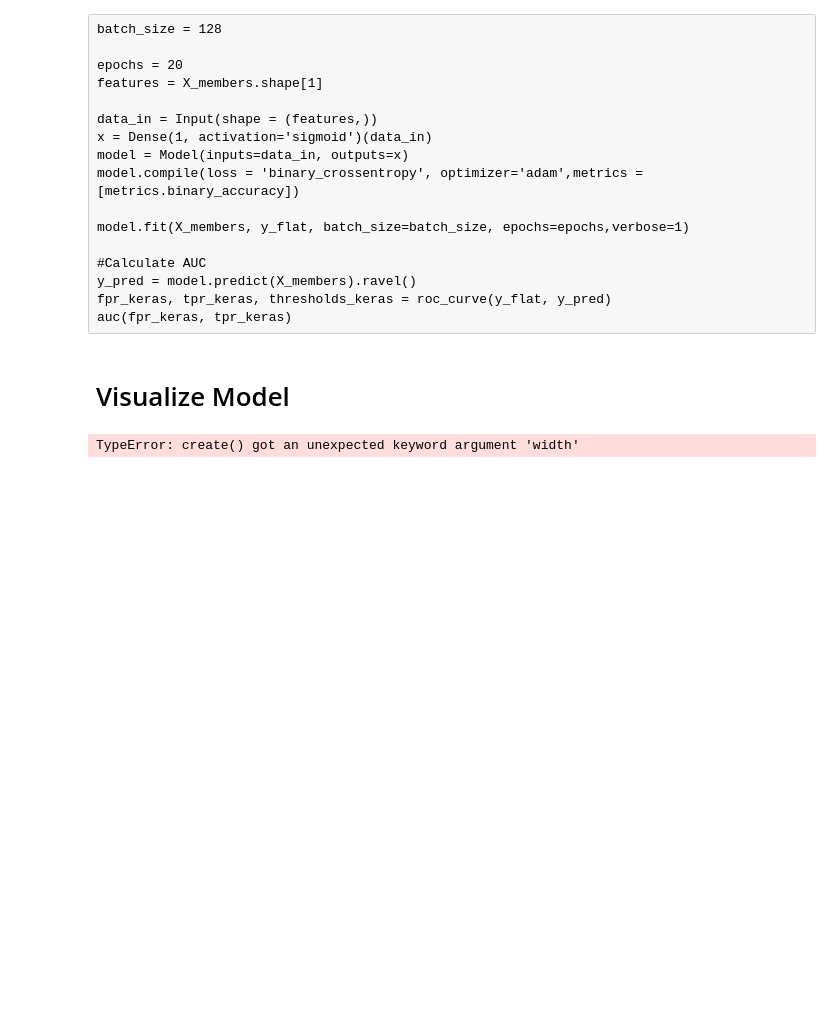
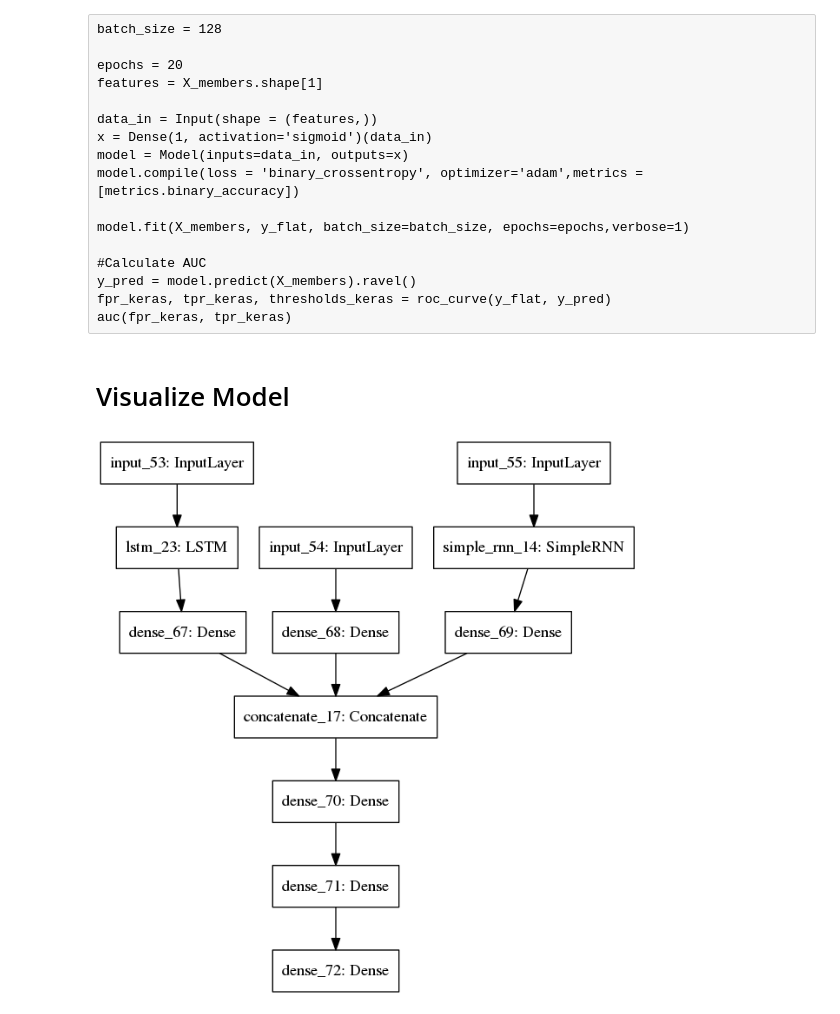
Before and after one commit to adamribaudo/ds5500-capstone, a Jupyter notebook: Model Building/LSTM.ipynb, the cells around one changed output. Saved outputs shown, nothing was run; the diff lists cells and outputs as text; code cells hidden in the pictures; blank space fills up the shorter version.

```diff
--- a/Model Building/LSTM.ipynb
+++ b/Model Building/LSTM.ipynb
@@ -299,7 +299,10 @@ auc(fpr_keras, tpr_keras)
 # %%
 from IPython.display import SVG
 from keras.utils.vis_utils import model_to_dot
 
 SVG(model_to_dot(model).create(prog='dot', format='svg'))
+
+from keras.utils import plot_model
+plot_model(model, to_file='model.png')
 # %% [output]
-TypeError: create() got an unexpected keyword argument 'width'
+[figure, added]
```
